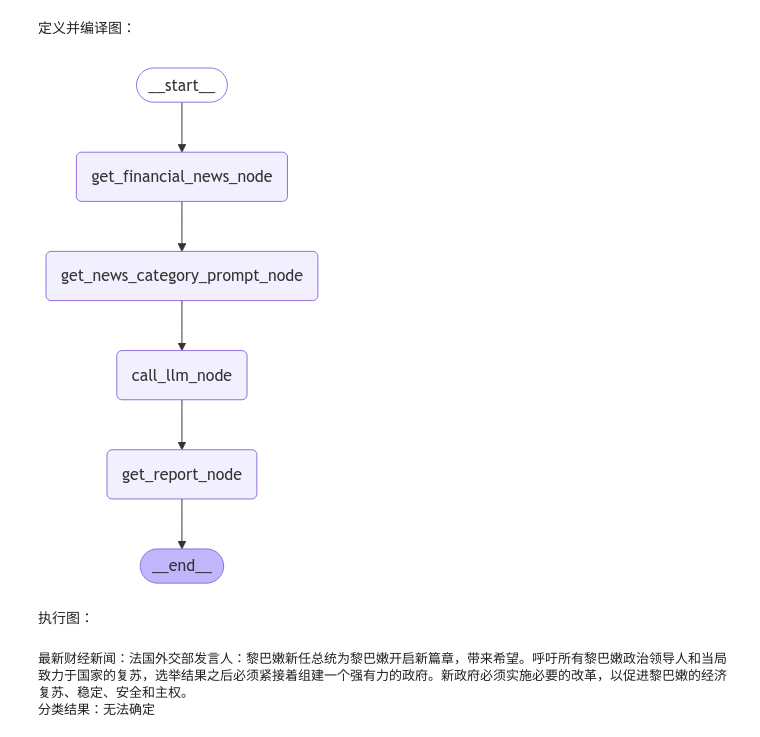
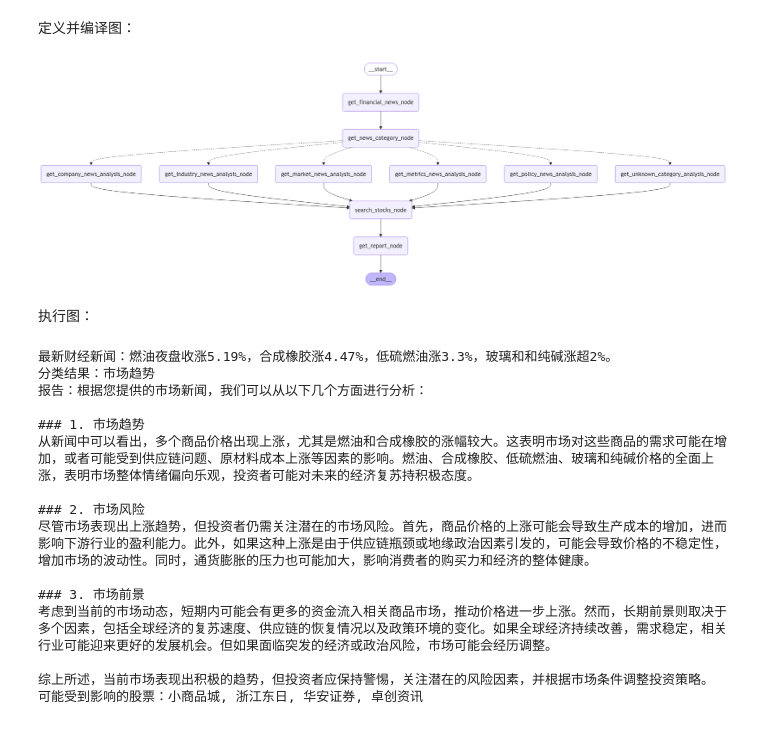
Before and after one commit to junqiuzhang/ai-stock-advisor, a Jupyter notebook: information_analyst.ipynb, the cells around one changed output. Cells and saved outputs as stored; diff of their text form; code cells hidden in the pictures.

Commit message:
news analysis

```diff
--- a/information_analyst.ipynb
+++ b/information_analyst.ipynb
@@ -107,11 +107,14 @@ vector_store = Chroma(
 # %%
 from typing import Annotated
 from typing_extensions import TypedDict
+from langchain_core.documents import Document
 from langgraph.graph.message import add_messages
 
 class State(TypedDict):
     news: str
+    category: str
     messages: Annotated[list, add_messages]
+    stocks: list[Document]
     report: str
 # %% [markdown]
 定义获取财经新闻工具：
@@ -158,7 +268,6 @@ def get_news_category_prompt(state: State):
 # %% [markdown]
 定义检索器节点：
 # %%
-from langchain_openai import AzureChatOpenAI
 from langchain.chains.query_constructor.schema import AttributeInfo
 from langchain.retrievers.self_query.base import SelfQueryRetriever
 
@@ -183,13 +292,24 @@ retriever = SelfQueryRetriever.from_llm(
     document_content_description,
     metadata_field_info,
 )
+
+def search_stocks(state: State):
+    messages = state['messages']
+    stocks = retriever.invoke(messages[-1].content)
+    return {
+        'stocks': stocks
+    }
 # %% [markdown]
 定义输出报告节点：
 # %%
 def get_report(state: State):
     news = state['news']
     messages = state['messages']
-    report = f'最新财经新闻：{news}\n分类结果：{messages[-1].content}'
+    report = f'''最新财经新闻：{news}
+分类结果：{state['category']}
+报告：{messages[-1].content}
+可能受到影响的股票：{', '.join([stock.metadata['股票名称'] for stock in state['stocks']])}
+'''
     return {
         'report': report
     }
@@ -198,40 +318,74 @@ def get_report(state: State):
 # %%
 from langchain_core.globals import set_llm_cache
 from langchain_core.caches import InMemoryCache
 from langgraph.checkpoint.memory import MemorySaver
 from langgraph.graph import END, START, StateGraph
 from IPython.display import Image, display
 
 set_llm_cache(InMemoryCache())
 
 workflow = StateGraph(State)
+news_category_nodes = ['get_company_news_analysis_node', 'get_industry_news_analysis_node', 'get_market_news_analysis_node', 'get_metrics_news_analysis_node', 'get_policy_news_analysis_node', 'get_unknown_category_analysis_node']
+news_category_functions = [get_company_news_analysis, get_industry_news_analysis, get_market_news_analysis, get_metrics_news_analysis, get_policy_news_analysis, get_unknown_category_analysis]
 workflow.add_node('get_financial_news_node', get_financial_news)
-workflow.add_node('get_news_category_prompt_node', get_news_category_prompt)
-workflow.add_node('call_llm_node', call_llm)
+workflow.add_node('get_news_category_node', get_news_category)
+for news_category_node, news_category_function in zip(news_category_nodes, news_category_functions):
+    workflow.add_node(news_category_node, news_category_function)
+workflow.add_node('search_stocks_node', search_stocks)
 workflow.add_node('get_report_node', get_report)
 
+def route_news_category(state: State):
+    category = state['category']
+    if '公司新闻' in category:
+        return ['get_company_news_analysis_node']
+    elif '行业动态' in category:
+        return ['get_industry_news_analysis_node']
+    elif '市场趋势' in category:
+        return ['get_market_news_analysis_node']
+    elif '经济指标' in category:
+        return ['get_metrics_news_analysis_node']
+    elif '政策法规' in category:
+        return ['get_policy_news_analysis_node']
+    else:
+        return ['get_unknown_category_analysis_node']
+
 workflow.add_edge(START, 'get_financial_news_node')
-workflow.add_edge('get_financial_news_node', 'get_news_category_prompt_node')
-workflow.add_edge('get_news_category_prompt_node', 'call_llm_node')
-workflow.add_edge('call_llm_node', 'get_report_node')
+workflow.add_edge('get_financial_news_node', 'get_news_category_node')
+workflow.add_conditional_edges('get_news_category_node', route_news_category, news_category_nodes)
+for news_category_node in news_category_nodes:
+    workflow.add_edge(news_category_node, 'search_stocks_node')
+workflow.add_edge('search_stocks_node', 'get_report_node')
 workflow.add_edge('get_report_node', END)
 
 checkpointer = MemorySaver()
 
 app = workflow.compile(checkpointer=checkpointer)
 
 display(Image(app.get_graph().draw_mermaid_png()))
 # %% [output]
-[figure, old version]
+[figure, new version]
 # %% [markdown]
 执行图：
 # %%
 final_state = app.invoke(
-    {'news': None, 'messages': [], 'report': None},
+    {'news': None, 'messages': [], 'stocks': [], 'report': None},
     config={'configurable': {'thread_id': 'information_analysis'}},
 )
 
 print(final_state['report'])
 # %% [output]
-最新财经新闻：法国外交部发言人：黎巴嫩新任总统为黎巴嫩开启新篇章，带来希望。呼吁所有黎巴嫩政治领导人和当局致力于国家的复苏，选举结果之后必须紧接着组建一个强有力的政府。新政府必须实施必要的改革，以促进黎巴嫩的经济复苏、稳定、安全和主权。
-分类结果：无法确定
+最新财经新闻：燃油夜盘收涨5.19%，合成橡胶涨4.47%，低硫燃油涨3.3%，玻璃和和纯碱涨超2%。
+分类结果：市场趋势
+报告：根据您提供的市场新闻，我们可以从以下几个方面进行分析：
+
+### 1. 市场趋势
+从新闻中可以看出，多个商品价格出现上涨，尤其是燃油和合成橡胶的涨幅较大。这表明市场对这些商品的需求可能在增加，或者可能受到供应链问题、原材料成本上涨等因素的影响。燃油、合成橡胶、低硫燃油、玻璃和纯碱价格的全面上涨，表明市场整体情绪偏向乐观，投资者可能对未来的经济复苏持积极态度。
+
+### 2. 市场风险
+尽管市场表现出上涨趋势，但投资者仍需关注潜在的市场风险。首先，商品价格的上涨可能会导致生产成本的增加，进而影响下游行业的盈利能力。此外，如果这种上涨是由于供应链瓶颈或地缘政治因素引发的，可能会导致价格的不稳定性，增加市场的波动性。同时，通货膨胀的压力也可能加大，影响消费者的购买力和经济的整体健康。
+
+### 3. 市场前景
+考虑到当前的市场动态，短期内可能会有更多的资金流入相关商品市场，推动价格进一步上涨。然而，长期前景则取决于多个因素，包括全球经济的复苏速度、供应链的恢复情况以及政策环境的变化。如果全球经济持续改善，需求稳定，相关行业可能迎来更好的发展机会。但如果面临突发的经济或政治风险，市场可能会经历调整。
+
+综上所述，当前市场表现出积极的趋势，但投资者应保持警惕，关注潜在的风险因素，并根据市场条件调整投资策略。
+可能受到影响的股票：小商品城, 浙江东日, 华安证券, 卓创资讯
```
Also changed, not shown: parts of 15 cells of this notebook.
